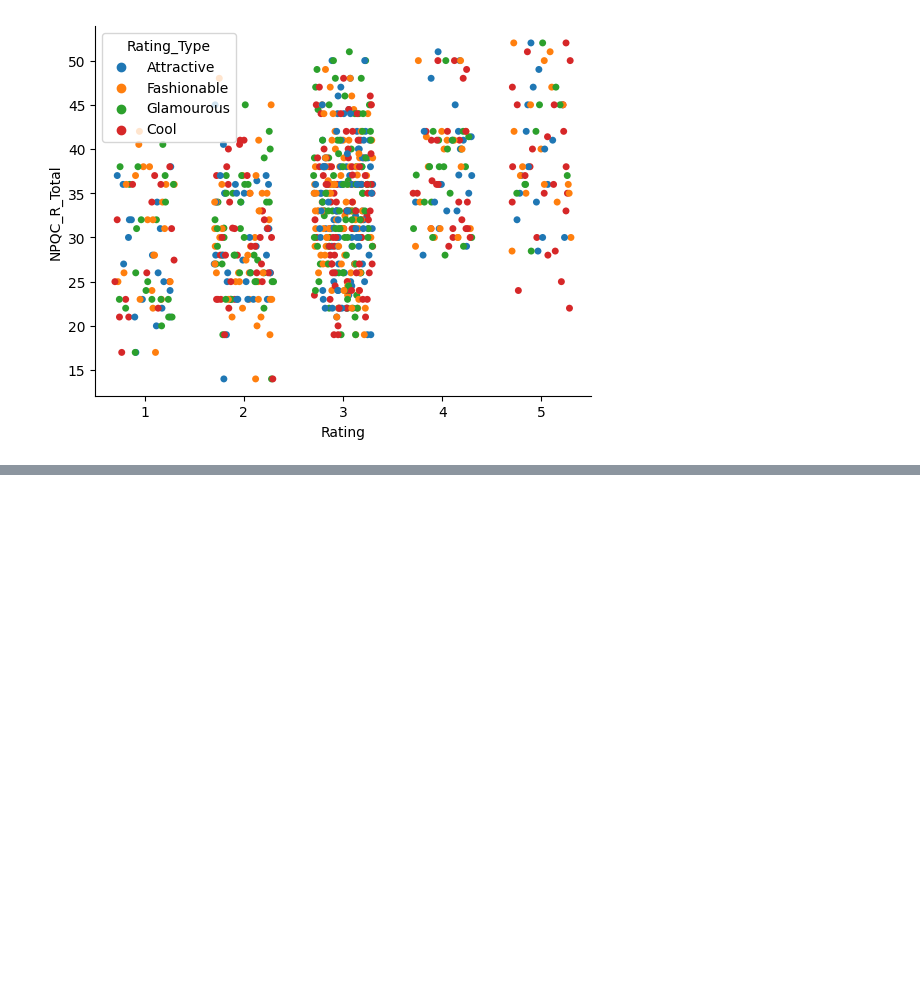
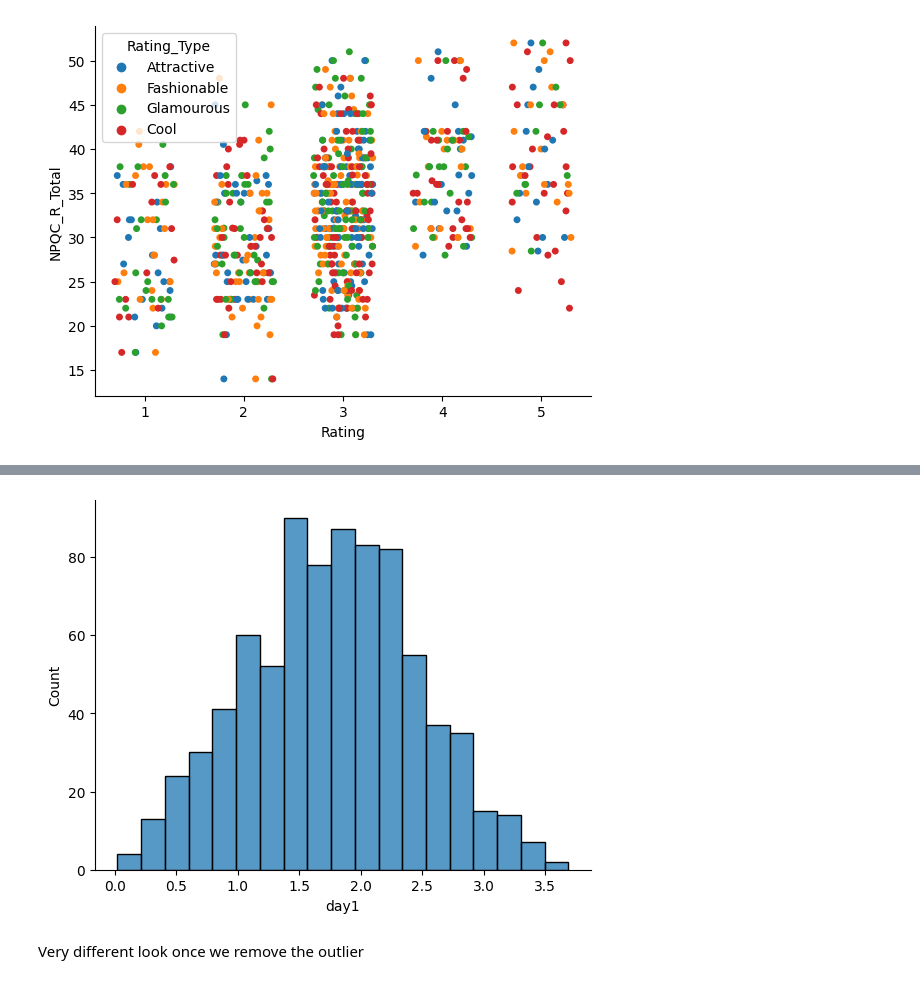
Before and after one commit to rowanv/discovering_statistics, a Jupyter notebook: jupyter_notebooks/Chapter 4 - Exploring Data with Graphs.ipynb, the cells around one changed output, grey strips where cells are left out. Saved outputs shown, nothing was run; the diff lists cells and outputs as text; code cells hidden in the pictures; blank space fills up the shorter version.

```diff
--- a/jupyter_notebooks/Chapter 4 - Exploring Data with Graphs.ipynb
+++ b/jupyter_notebooks/Chapter 4 - Exploring Data with Graphs.ipynb
@@ -41,0 +106,7 @@ sns.despine()
+# %%
+sns.histplot(df_festival[df_festival['day1']< 10]['day1'])
+sns.despine()
+# %% [output]
+[figure, added]
+# %% [markdown]
+Very different look once we remove the outlier
```
Also changed, not shown: parts of 33 cells of this notebook.
